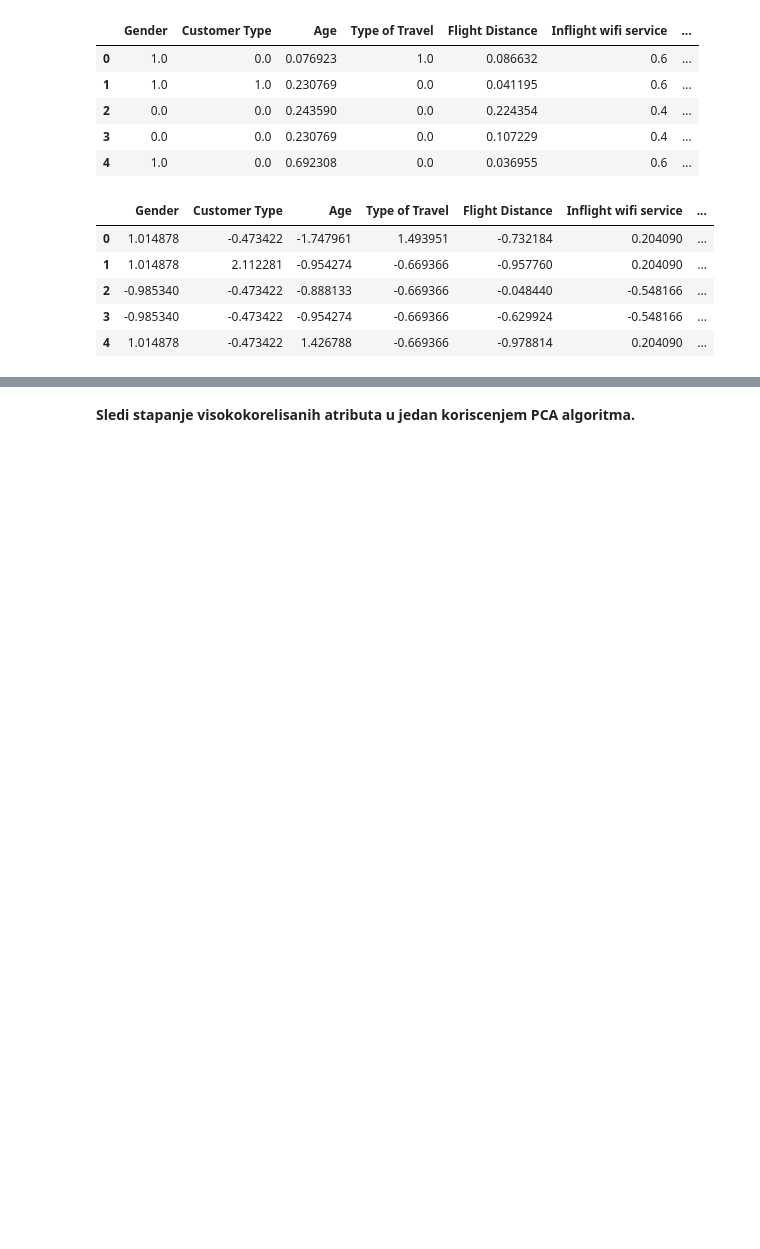
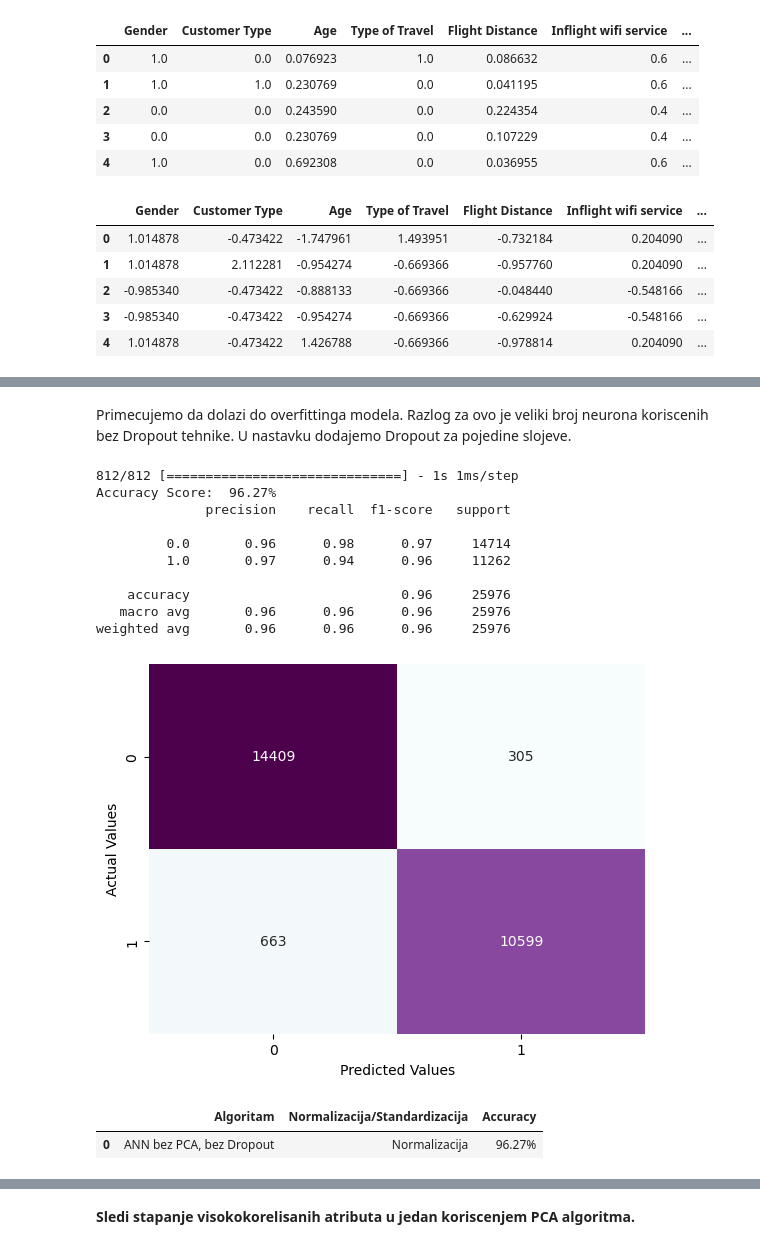
Before and after one commit to StevanGrujic/ML_Projekat3, a Jupyter notebook: airline-passenger-satisfaction.ipynb, the cells around one changed output, grey strips where cells are left out. Drawn from its saved outputs; the diff is of its cells as text; code cells hidden in the pictures; blank space fills up the shorter version.

```diff
--- a/airline-passenger-satisfaction..ipynb
+++ b/airline-passenger-satisfaction.ipynb
@@ -383,0 +426,3 @@ df_standardized.head()
+# %%
+testing = pd.DataFrame(columns=["Algoritam", "Normalizacija/Standardizacija", "Accuracy"])
+testing
@@ -383,0 +500,32 @@ df_standardized.head()
+# %% [markdown]
+Primecujemo da dolazi do overfittinga modela. Razlog za ovo je veliki broj neurona koriscenih bez Dropout tehnike. U nastavku dodajemo Dropout za pojedine slojeve.
+# %%
+y_pred=(model_n.predict(X_test) > 0.5).astype(int)
+acc = accuracy_score(y_test, y_pred)*100
+print('Accuracy Score: ', '{:.2f}%'.format(acc))
+testing.loc[-1] = ["ANN bez PCA, bez Dropout", "Normalizacija", '{:.2f}%'.format(acc)]
+testing.index = testing.index + 1
+testing = testing.sort_index()
+
+print(classification_report(y_test, y_pred))
+sns.heatmap(confusion_matrix(y_test, y_pred), annot=True, fmt='g', cbar=False, cmap='BuPu')
+plt.xlabel('Predicted Values')
+plt.ylabel('Actual Values')
+plt.show()
+# %% [output]
+812/812 [==============================] - 1s 1ms/step
+Accuracy Score:  96.27%
+              precision    recall  f1-score   support
+
+         0.0       0.96      0.98      0.97     14714
+         1.0       0.97      0.94      0.96     11262
+
+    accuracy                           0.96     25976
+   macro avg       0.96      0.96      0.96     25976
+weighted avg       0.96      0.96      0.96     25976
+[figure, added]
+# %%
+testing
+# %% [output]
+|  | Algoritam | Normalizacija/Standardizacija | Accuracy |
+| 0 | ANN bez PCA, bez Dropout | Normalizacija | 96.27% |
```
Also changed, not shown: parts of 77 cells of this notebook.
